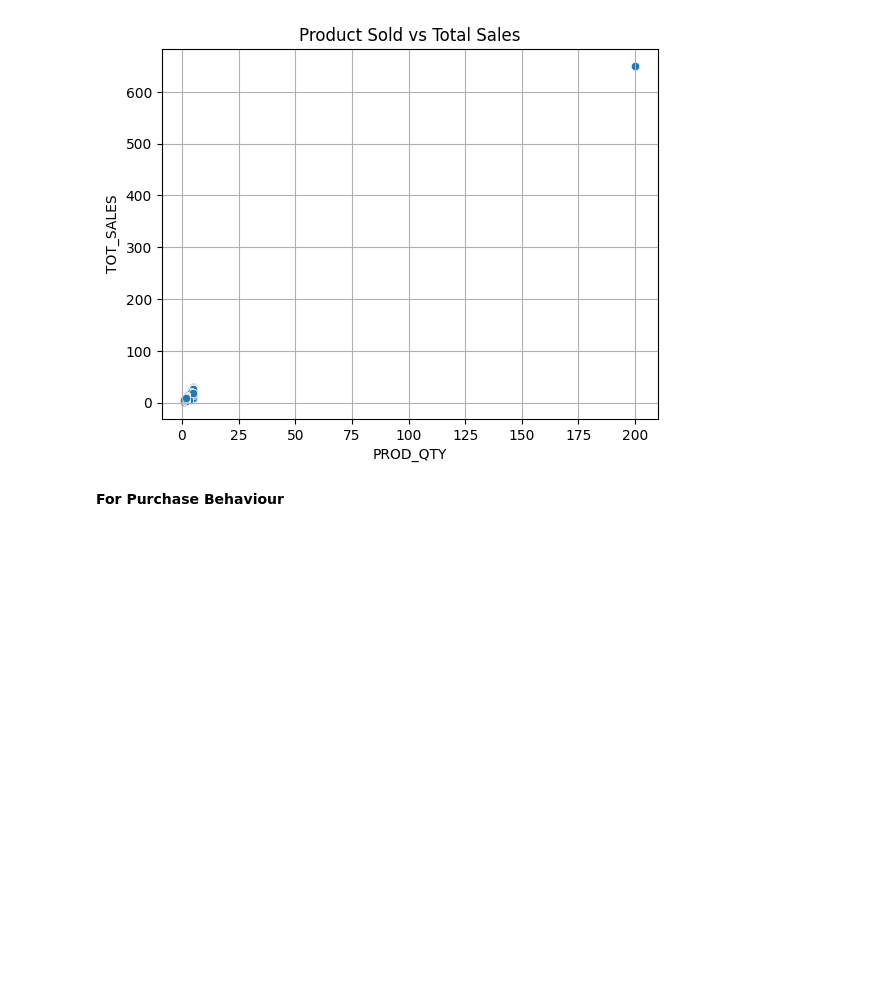
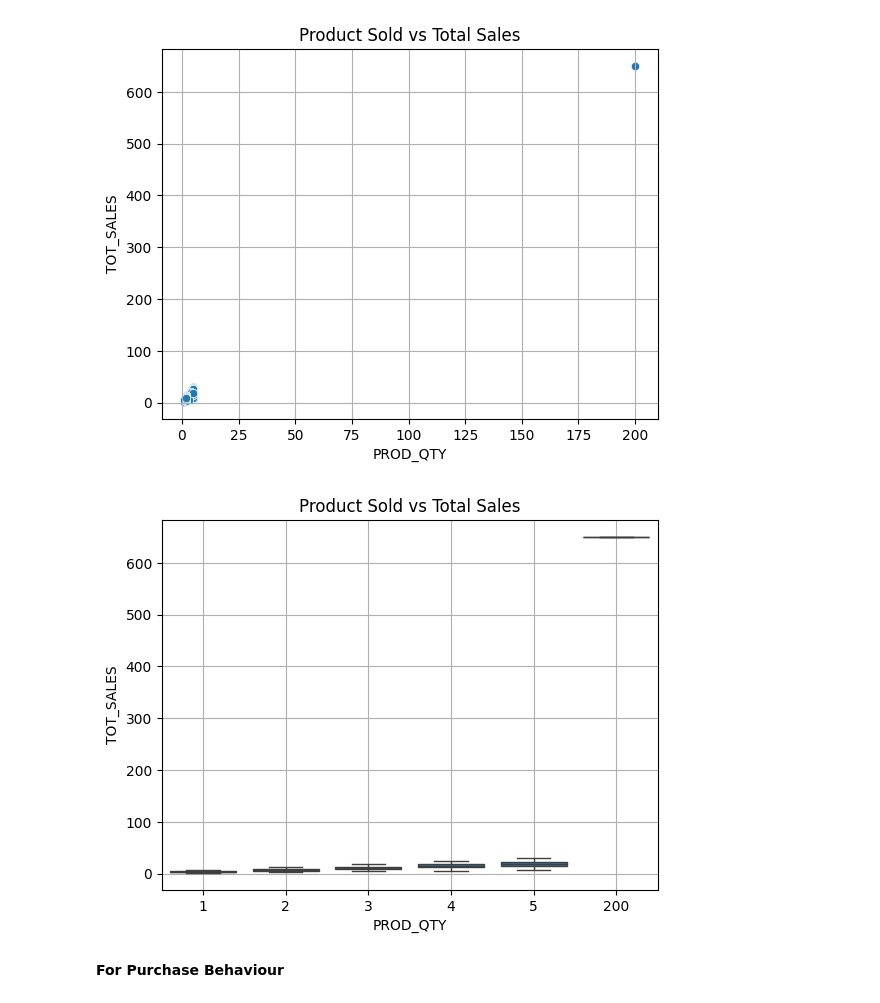
Before and after one commit to ankitg-02/customer-purchase-and-transactional-behavoiur-analysis, a Jupyter notebook: CPTBA_1.ipynb, the cells around one changed output. Drawn from its saved outputs; the diff is of its cells as text; code cells hidden in the pictures; blank space fills up the shorter version.

```diff
--- a/CPTBA_1.ipynb
+++ b/CPTBA_1.ipynb
@@ -160,3 +164,10 @@ plt.grid(True)
 plt.show()
 # %% [output]
 [figure]
+# %%
+sns.boxplot(x=transaction['PROD_QTY'],y=transaction['TOT_SALES'])
+plt.title("Product Sold vs Total Sales")
+plt.grid(True)
+plt.show()
+# %% [output]
+[figure, added]
```
Also changed, not shown: parts of 8 cells of this notebook.
